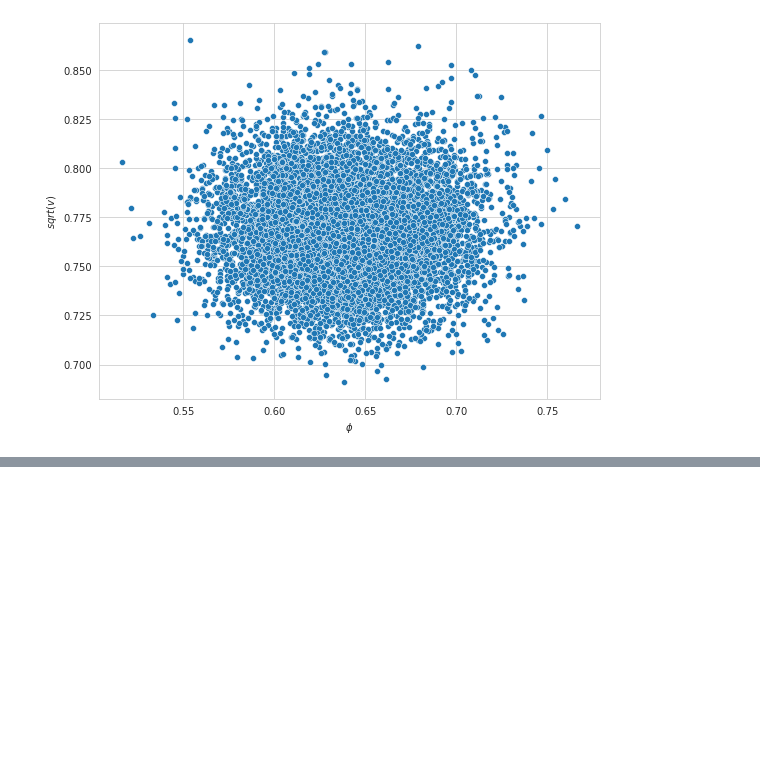
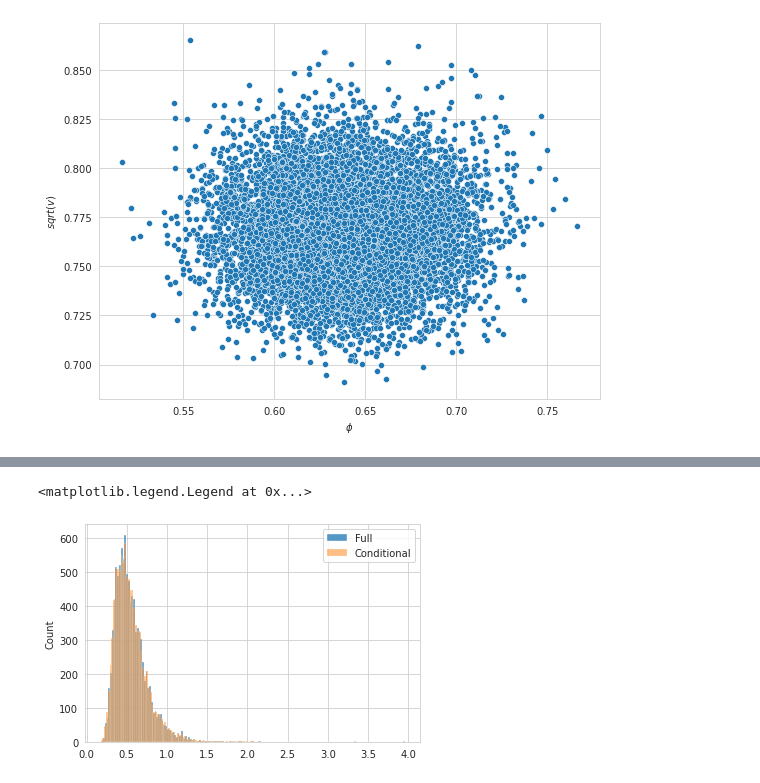
Before and after one commit to WHITSNAK/sta831-sp23, a Jupyter notebook: ch3/AR(1) Full Conditional.ipynb, the cells around one changed output, grey strips where cells are left out. Saved outputs shown, nothing was run; the diff lists cells and outputs as text; code cells hidden in the pictures; blank space fills up the shorter version.

```diff
--- a/ch3/AR(1) Full Conditional.ipynb
+++ b/ch3/AR(1) Full Conditional.ipynb
@@ -79,0 +114,7 @@ fig.show()
+# %%
+sns.histplot(np.random.choice(vs, size=10000, p=weights), label='Full')
+sns.histplot(vs, label='Conditional', alpha=0.5)
+plt.legend()
+# %% [output]
+<matplotlib.legend.Legend at 0x...>
+[figure, added]
```
Also changed, not shown: parts of 11 cells of this notebook, 1 other file.
